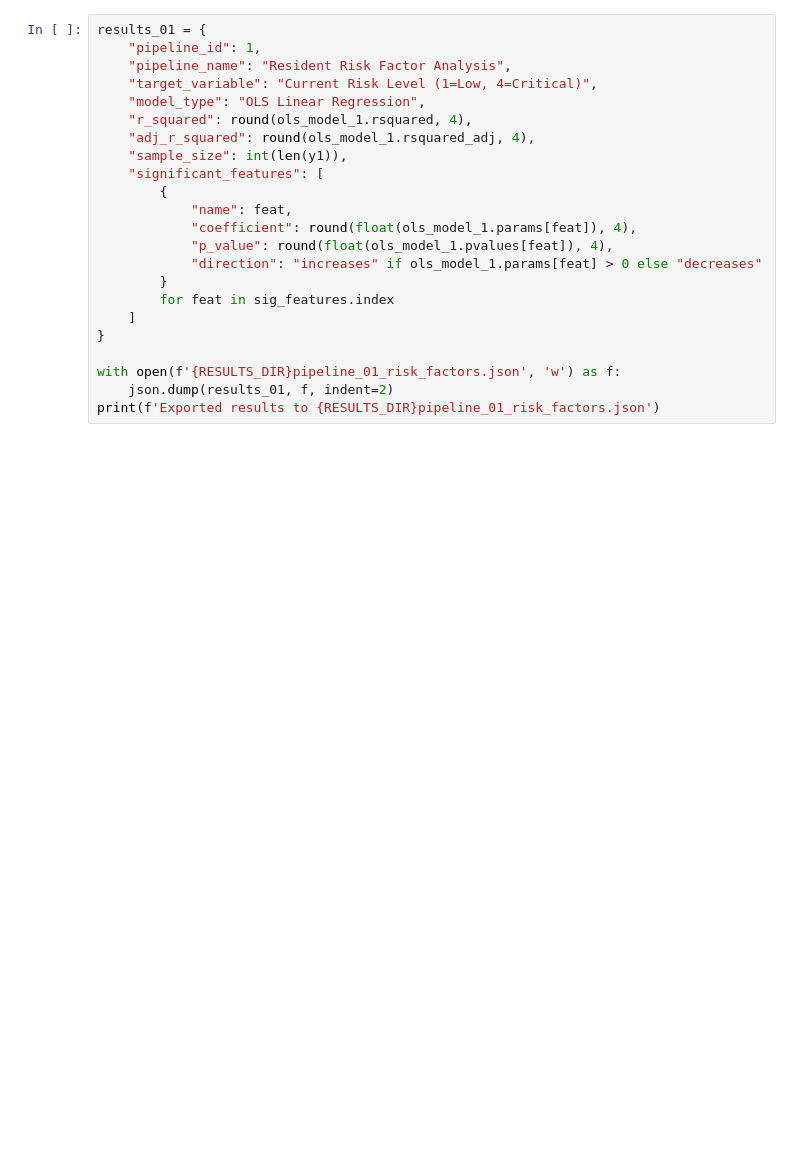
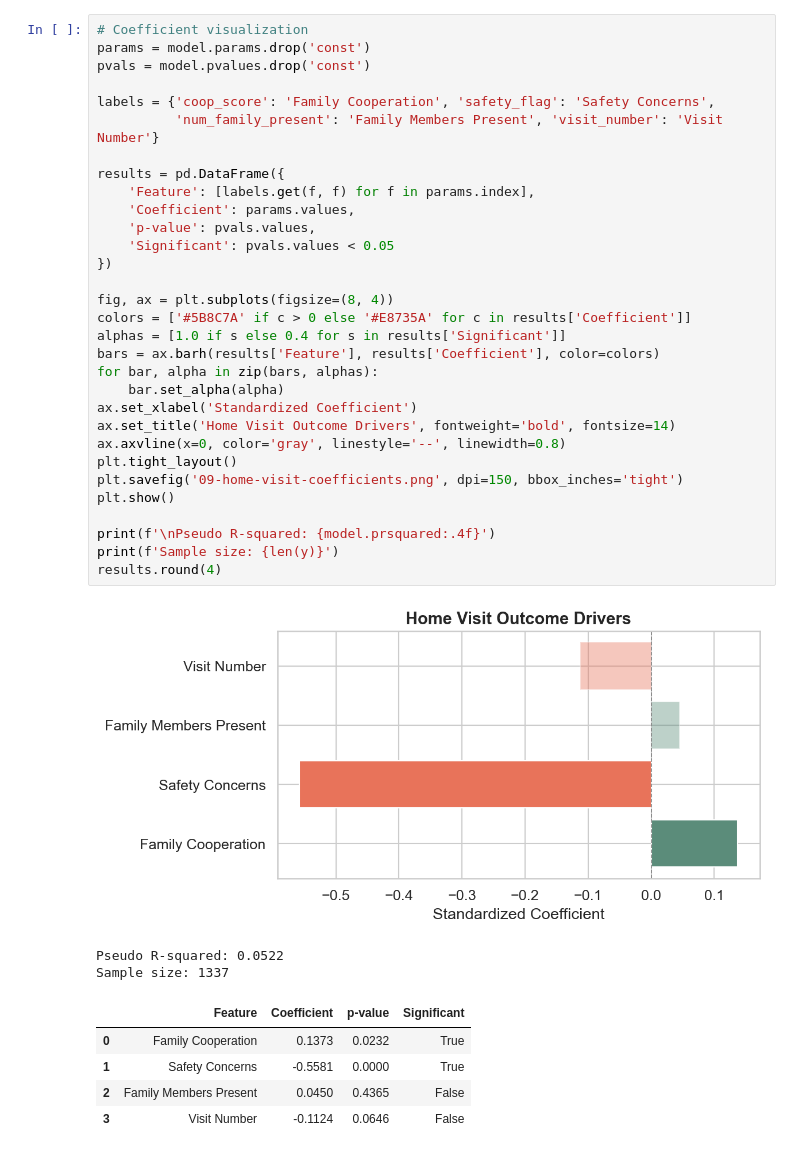
Before and after one commit to waylanabbott/harbor-of-hope, a Jupyter notebook: ml-pipelines/09-explanatory-risk-factors.ipynb, the cells around one changed output. Drawn from its saved outputs; the diff is of its cells as text; blank space fills up the shorter version.

Commit message:
fix: rebuild 4 explanatory pipelines with accurate, defensible insights
Made-with: Cursor

```diff
--- a/ml-pipelines/09-explanatory-risk-factors.ipynb
+++ b/ml-pipelines/09-explanatory-risk-factors.ipynb
@@ -406,23 +145,40 @@ business recommendations) are deployed to the Harbor of Hope admin dashboard via
-# %%
-results_01 = {
-    "pipeline_id": 1,
-    "pipeline_name": "Resident Risk Factor Analysis",
-    "target_variable": "Current Risk Level (1=Low, 4=Critical)",
-    "model_type": "OLS Linear Regression",
-    "r_squared": round(ols_model_1.rsquared, 4),
-    "adj_r_squared": round(ols_model_1.rsquared_adj, 4),
-    "sample_size": int(len(y1)),
-    "significant_features": [
-        {
-            "name": feat,
-            "coefficient": round(float(ols_model_1.params[feat]), 4),
-            "p_value": round(float(ols_model_1.pvalues[feat]), 4),
-            "direction": "increases" if ols_model_1.params[feat] > 0 else "decreases"
-        }
-        for feat in sig_features.index
-    ]
-}
-
-with open(f'{RESULTS_DIR}pipeline_01_risk_factors.json', 'w') as f:
-    json.dump(results_01, f, indent=2)
-print(f'Exported results to {RESULTS_DIR}pipeline_01_risk_factors.json')
+# %%
+# Coefficient visualization
+params = model.params.drop('const')
+pvals = model.pvalues.drop('const')
+
+labels = {'coop_score': 'Family Cooperation', 'safety_flag': 'Safety Concerns',
+          'num_family_present': 'Family Members Present', 'visit_number': 'Visit Number'}
+
+results = pd.DataFrame({
+    'Feature': [labels.get(f, f) for f in params.index],
+    'Coefficient': params.values,
+    'p-value': pvals.values,
+    'Significant': pvals.values < 0.05
+})
+
+fig, ax = plt.subplots(figsize=(8, 4))
+colors = ['#5B8C7A' if c > 0 else '#E8735A' for c in results['Coefficient']]
+alphas = [1.0 if s else 0.4 for s in results['Significant']]
+bars = ax.barh(results['Feature'], results['Coefficient'], color=colors)
+for bar, alpha in zip(bars, alphas):
+    bar.set_alpha(alpha)
+ax.set_xlabel('Standardized Coefficient')
+ax.set_title('Home Visit Outcome Drivers', fontweight='bold', fontsize=14)
+ax.axvline(x=0, color='gray', linestyle='--', linewidth=0.8)
+plt.tight_layout()
+plt.savefig('09-home-visit-coefficients.png', dpi=150, bbox_inches='tight')
+plt.show()
+
+print(f'\nPseudo R-squared: {model.prsquared:.4f}')
+print(f'Sample size: {len(y)}')
+results.round(4)
+# %% [output]
+[figure, added]
+Pseudo R-squared: 0.0522
+Sample size: 1337
+|  | Feature | Coefficient | p-value | Significant |
+| 0 | Family Cooperation | 0.1373 | 0.0232 | True |
+| 1 | Safety Concerns | -0.5581 | 0.0000 | True |
+| 2 | Family Members Present | 0.0450 | 0.4365 | False |
+| 3 | Visit Number | -0.1124 | 0.0646 | False |
```
Also changed, not shown: parts of 22 cells of this notebook, 13 other files.
